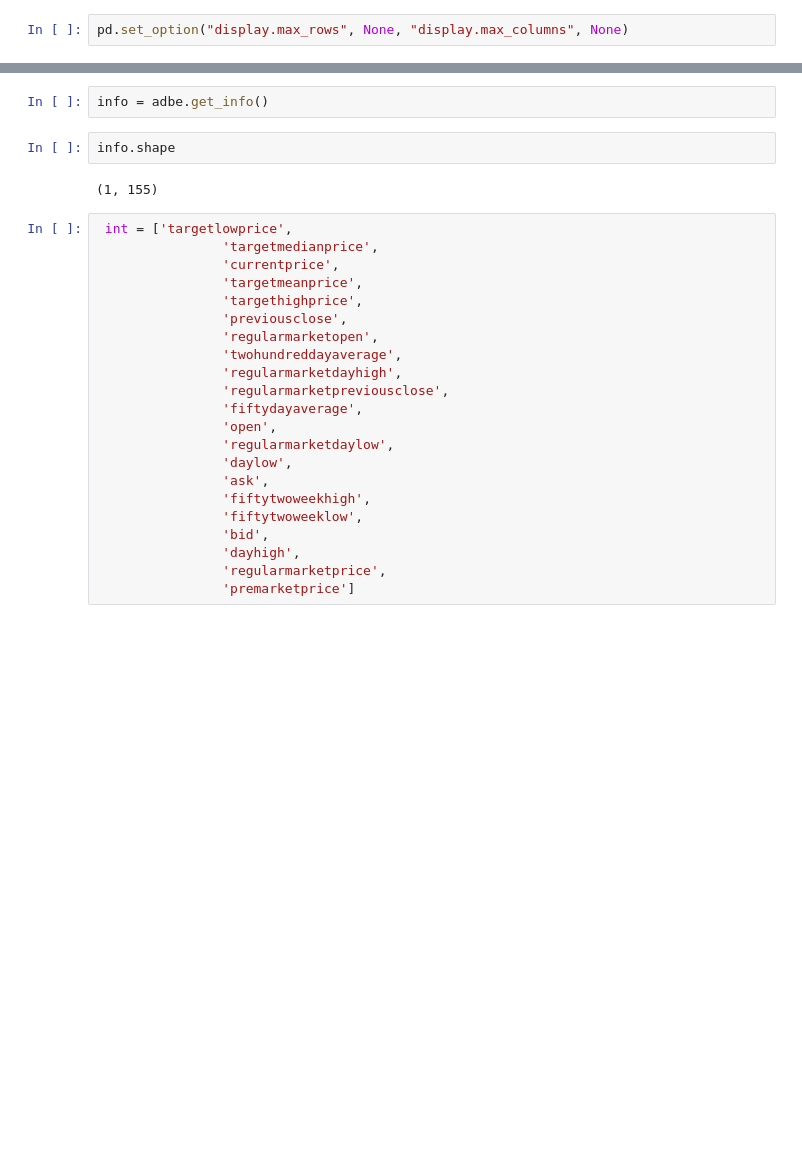
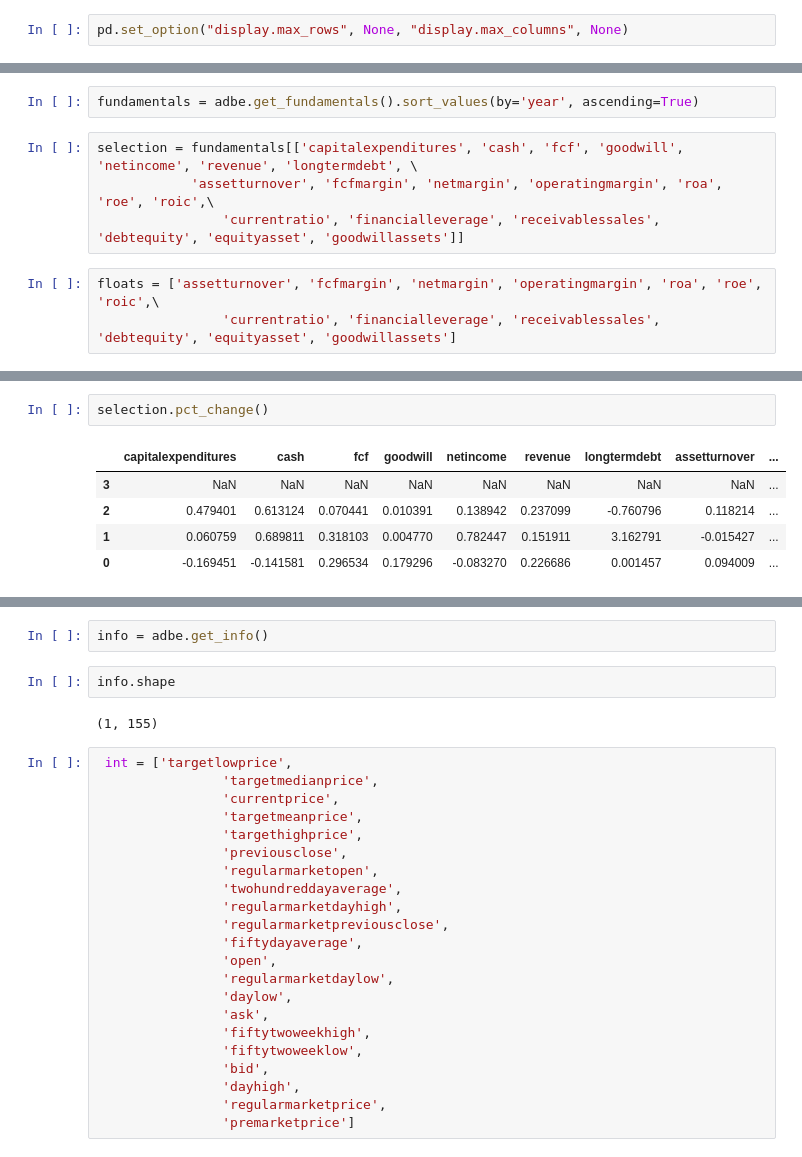
Before and after one commit to Michiel-DK/tracker, a Jupyter notebook: notebooks/try2.ipynb, the cells around one changed output, grey strips where cells are left out. Cells and saved outputs as stored; diff of their text form; blank space fills up the shorter version.

```diff
--- a/notebooks/try2.ipynb
+++ b/notebooks/try2.ipynb
@@ -21,0 +19,9 @@ adbe.get_financials()
+# %%
+fundamentals = adbe.get_fundamentals().sort_values(by='year', ascending=True)
+# %%
+selection = fundamentals[['capitalexpenditures', 'cash', 'fcf', 'goodwill', 'netincome', 'revenue', 'longtermdebt', \
+            'assetturnover', 'fcfmargin', 'netmargin', 'operatingmargin', 'roa', 'roe', 'roic',\
+                'currentratio', 'financialleverage', 'receivablessales', 'debtequity', 'equityasset', 'goodwillassets']]
+# %%
+floats = ['assetturnover', 'fcfmargin', 'netmargin', 'operatingmargin', 'roa', 'roe', 'roic',\
+                'currentratio', 'financialleverage', 'receivablessales', 'debtequity', 'equityasset', 'goodwillassets']
@@ -21,0 +43,8 @@ adbe.get_financials()
+# %%
+selection.pct_change()
+# %% [output]
+|  | capitalexpenditures | cash | fcf | goodwill | netincome | revenue | longtermdebt | assetturnover | ... |
+| 3 | NaN | NaN | NaN | NaN | NaN | NaN | NaN | NaN | ... |
+| 2 | 0.479401 | 0.613124 | 0.070441 | 0.010391 | 0.138942 | 0.237099 | -0.760796 | 0.118214 | ... |
+| 1 | 0.060759 | 0.689811 | 0.318103 | 0.004770 | 0.782447 | 0.151911 | 3.162791 | -0.015427 | ... |
+| 0 | -0.169451 | -0.141581 | 0.296534 | 0.179296 | -0.083270 | 0.226686 | 0.001457 | 0.094009 | ... |
```
Also changed, not shown: parts of 7 cells of this notebook, 3 other files.
